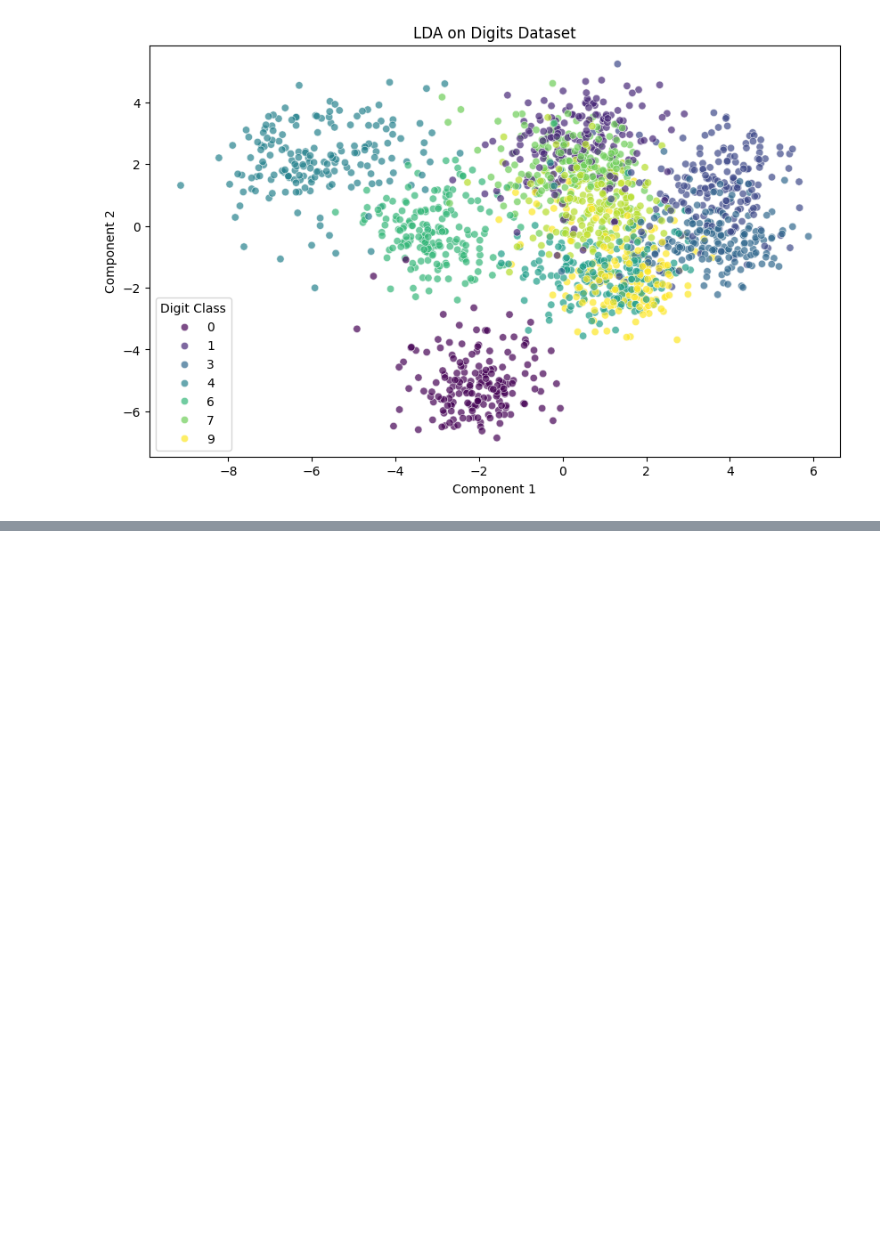
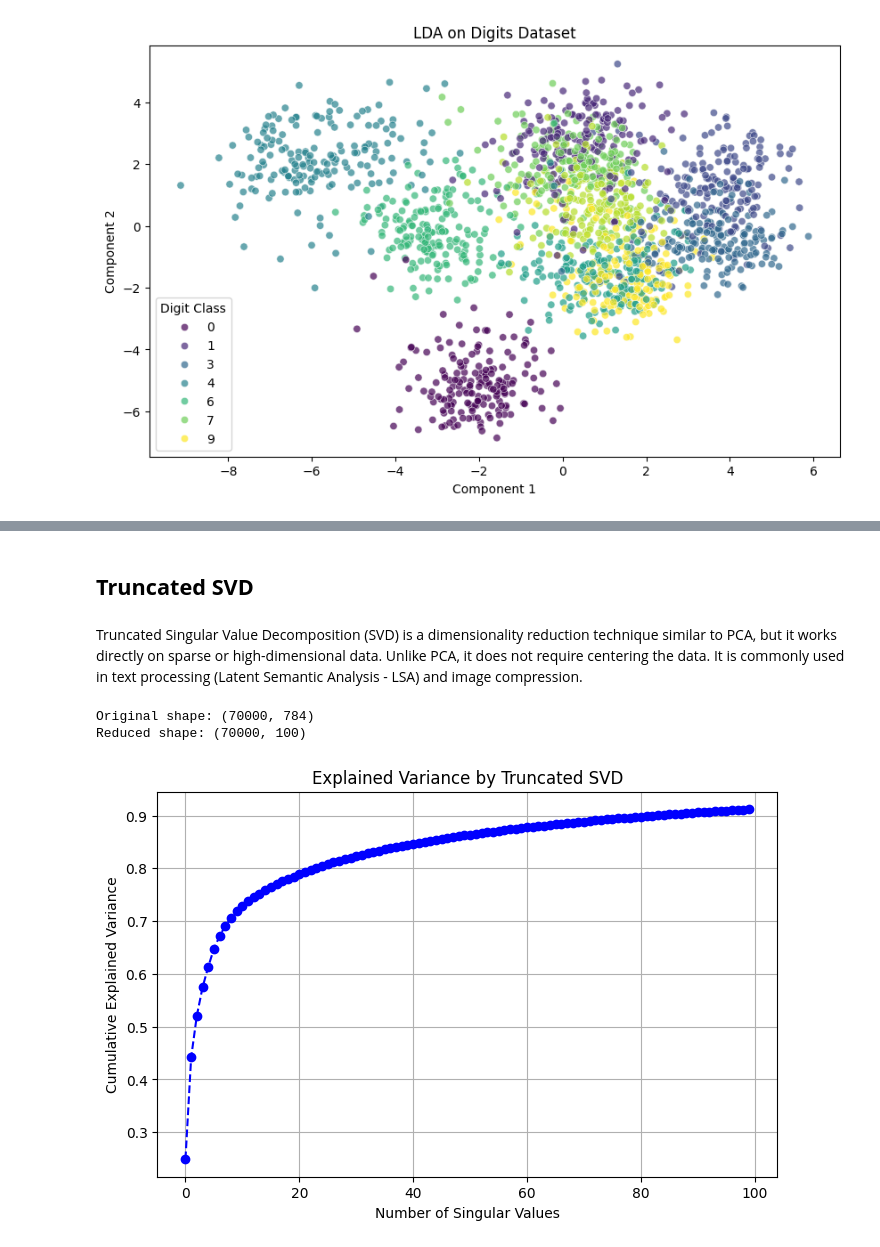
Before and after one commit to Bestine/DSAI-course, a Jupyter notebook: module-2/06-Dimensionality_Reduction.ipynb, the cells around one changed output, grey strips where cells are left out. Drawn from its saved outputs; the diff is of its cells as text; code cells hidden in the pictures; blank space fills up the shorter version.

```diff
--- a/module-2/06-Dimensionality_Reduction.ipynb
+++ b/module-2/06-Dimensionality_Reduction.ipynb
@@ -73,0 +128,39 @@ plt.show()
+# %% [markdown]
+## **Truncated SVD**
+# %% [markdown]
+Truncated Singular Value Decomposition (SVD) is a dimensionality reduction technique similar to PCA, but it works directly on sparse or high-dimensional data. Unlike PCA, it does not require centering the data. It is commonly used in text processing (Latent Semantic Analysis - LSA) and image compression.
+# %%
+from sklearn.decomposition import TruncatedSVD
+from sklearn.datasets import fetch_openml
+
+# Load Fashion MNIST dataset
+fashion_mnist = fetch_openml('Fashion-MNIST', version=1)
+X, y = fashion_mnist.data, fashion_mnist.target.astype(int)
+# %%
+from sklearn.preprocessing import MinMaxScaler
+
+#Scale the data set
+scaler = MinMaxScaler()
+X_scaled = scaler.fit_transform(X)
+# %%
+# Apply Truncated SVD (keeping 95% variance)
+svd = TruncatedSVD(n_components=100)  # Adjust components as needed
+X_svd = svd.fit_transform(X_scaled)
+# %%
+# Print new shape
+print(f"Original shape: {X.shape}")
+print(f"Reduced shape: {X_svd.shape}")
+# %% [output]
+Original shape: (70000, 784)
+Reduced shape: (70000, 100)
+# %%
+# Explained variance plot
+plt.figure(figsize=(8, 5))
+plt.plot(np.cumsum(svd.explained_variance_ratio_), marker='o', linestyle='--', color='b')
+plt.xlabel("Number of Singular Values")
+plt.ylabel("Cumulative Explained Variance")
+plt.title("Explained Variance by Truncated SVD")
+plt.grid()
+plt.show()
+# %% [output]
+[figure, added]
```
Also changed, not shown: parts of 40 cells of this notebook, 3 other files.
